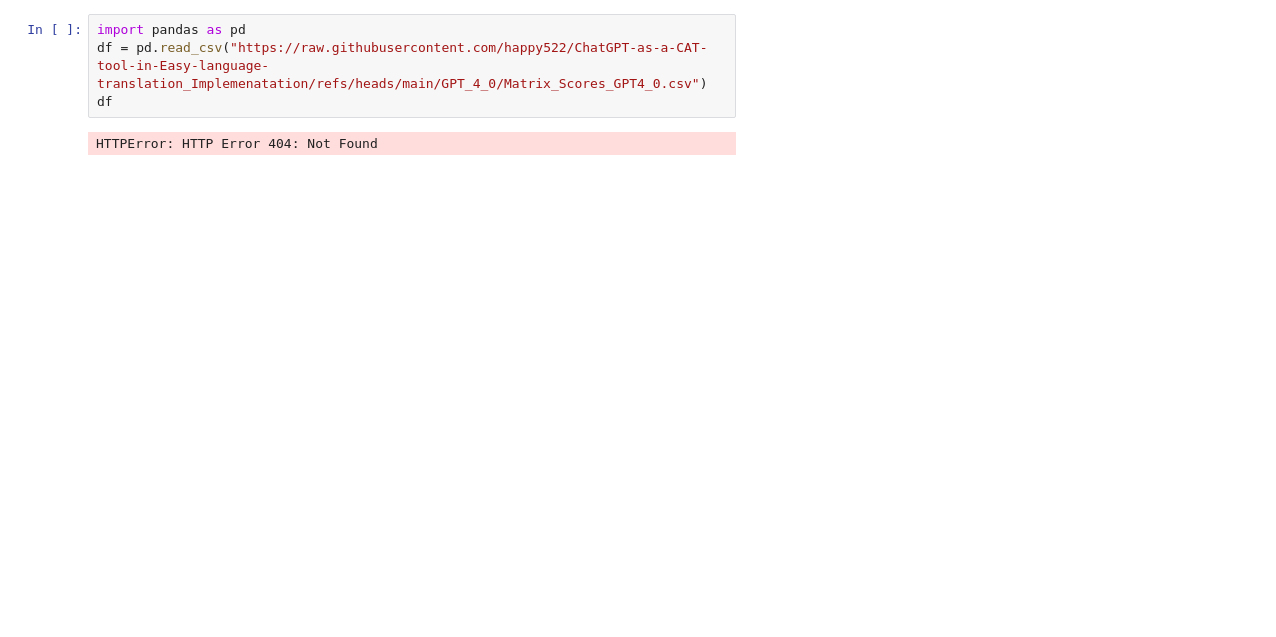
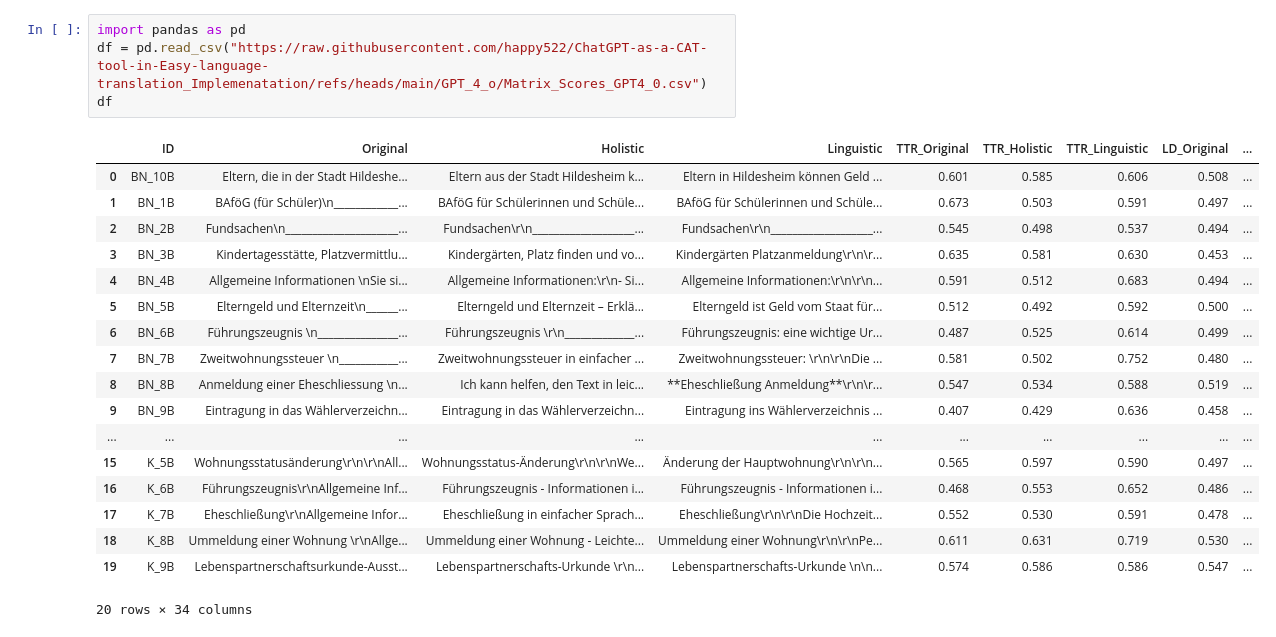
Before and after one commit to happy522/ChatGPT-as-a-CAT-tool-in-Easy-language-translation_Implemenatation, a Jupyter notebook: Linguistic_Vs_Holistic_Approach_GPT_4_0.ipynb, the cells around one changed output. Cells and saved outputs as stored; diff of their text form; blank space fills up the shorter version.

```diff
--- a/Linguistic_Vs_Holistic_Approach_GPT_4_0.ipynb
+++ b/Linguistic_Vs_Holistic_Approach_GPT_4_0.ipynb
@@ -1,9 +1,26 @@
 # %%
 import pandas as pd
-df = pd.read_csv("https://raw.githubusercontent.com/happy522/ChatGPT-as-a-CAT-tool-in-Easy-language-translation_Implemenatation/refs/heads/main/GPT_4_0/Matrix_Scores_GPT4_0.csv")
+df = pd.read_csv("https://raw.githubusercontent.com/happy522/ChatGPT-as-a-CAT-tool-in-Easy-language-translation_Implemenatation/refs/heads/main/GPT_4_o/Matrix_Scores_GPT4_0.csv")
 df
 # %% [output]
+|  | ID | Original | Holistic | Linguistic | TTR_Original | TTR_Holistic | TTR_Linguistic | LD_Original | ... |
+| 0 | BN_10B | Eltern, die in der Stadt Hildeshe... | Eltern aus der Stadt Hildesheim k... | Eltern in Hildesheim können Geld ... | 0.601 | 0.585 | 0.606 | 0.508 | ... |
+| 1 | BN_1B | BAföG (für Schüler)\n____________... | BAföG für Schülerinnen und Schüle... | BAföG für Schülerinnen und Schüle... | 0.673 | 0.503 | 0.591 | 0.497 | ... |
+| 2 | BN_2B | Fundsachen\n_____________________... | Fundsachen\r\n___________________... | Fundsachen\r\n___________________... | 0.545 | 0.498 | 0.537 | 0.494 | ... |
+| 3 | BN_3B | Kindertagesstätte, Platzvermittlu... | Kindergärten, Platz finden und vo... | Kindergärten Platzanmeldung\r\n\r... | 0.635 | 0.581 | 0.630 | 0.453 | ... |
+| 4 | BN_4B | Allgemeine Informationen \nSie si... | Allgemeine Informationen:\r\n- Si... | Allgemeine Informationen:\r\n\r\n... | 0.591 | 0.512 | 0.683 | 0.494 | ... |
+| 5 | BN_5B | Elterngeld und Elternzeit\n______... | Elterngeld und Elternzeit – Erklä... | Elterngeld ist Geld vom Staat für... | 0.512 | 0.492 | 0.592 | 0.500 | ... |
+| 6 | BN_6B | Führungszeugnis \n_______________... | Führungszeugnis \r\n_____________... | Führungszeugnis: eine wichtige Ur... | 0.487 | 0.525 | 0.614 | 0.499 | ... |
+| 7 | BN_7B | Zweitwohnungssteuer \n___________... | Zweitwohnungssteuer in einfacher ... | Zweitwohnungssteuer: \r\n\r\nDie ... | 0.581 | 0.502 | 0.752 | 0.480 | ... |
+| 8 | BN_8B | Anmeldung einer Eheschliessung \n... | Ich kann helfen, den Text in leic... | **Eheschließung Anmeldung**\r\n\r... | 0.547 | 0.534 | 0.588 | 0.519 | ... |
+| 9 | BN_9B | Eintragung in das Wählerverzeichn... | Eintragung in das Wählerverzeichn... | Eintragung ins Wählerverzeichnis ... | 0.407 | 0.429 | 0.636 | 0.458 | ... |
+| ... | ... | ... | ... | ... | ... | ... | ... | ... | ... |
+| 15 | K_5B | Wohnungsstatusänderung\r\n\r\nAll... | Wohnungsstatus-Änderung\r\n\r\nWe... | Änderung der Hauptwohnung\r\n\r\n... | 0.565 | 0.597 | 0.590 | 0.497 | ... |
+| 16 | K_6B | Führungszeugnis\r\nAllgemeine Inf... | Führungszeugnis - Informationen i... | Führungszeugnis - Informationen i... | 0.468 | 0.553 | 0.652 | 0.486 | ... |
+| 17 | K_7B | Eheschließung\r\nAllgemeine Infor... | Eheschließung in einfacher Sprach... | Eheschließung\r\n\r\nDie Hochzeit... | 0.552 | 0.530 | 0.591 | 0.478 | ... |
+| 18 | K_8B | Ummeldung einer Wohnung \r\nAllge... | Ummeldung einer Wohnung - Leichte... | Ummeldung einer Wohnung\r\n\r\nPe... | 0.611 | 0.631 | 0.719 | 0.530 | ... |
+| 19 | K_9B | Lebenspartnerschaftsurkunde-Ausst... | Lebenspartnerschafts-Urkunde \r\n... | Lebenspartnerschafts-Urkunde \n\n... | 0.574 | 0.586 | 0.586 | 0.547 | ... |
-HTTPError: HTTP Error 404: Not Found
+20 rows × 34 columns
 # %%
 import pandas as pd
 import numpy as np
```
Also changed, not shown: parts of 1 cell of this notebook.
